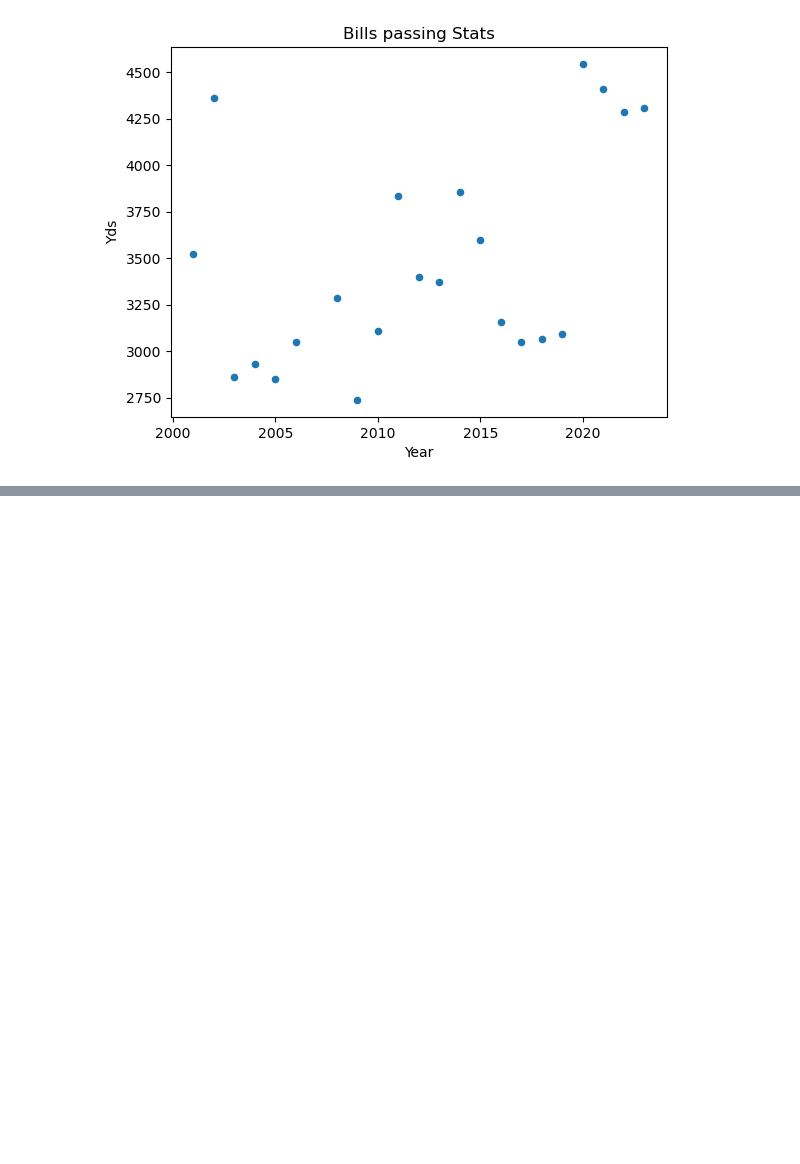
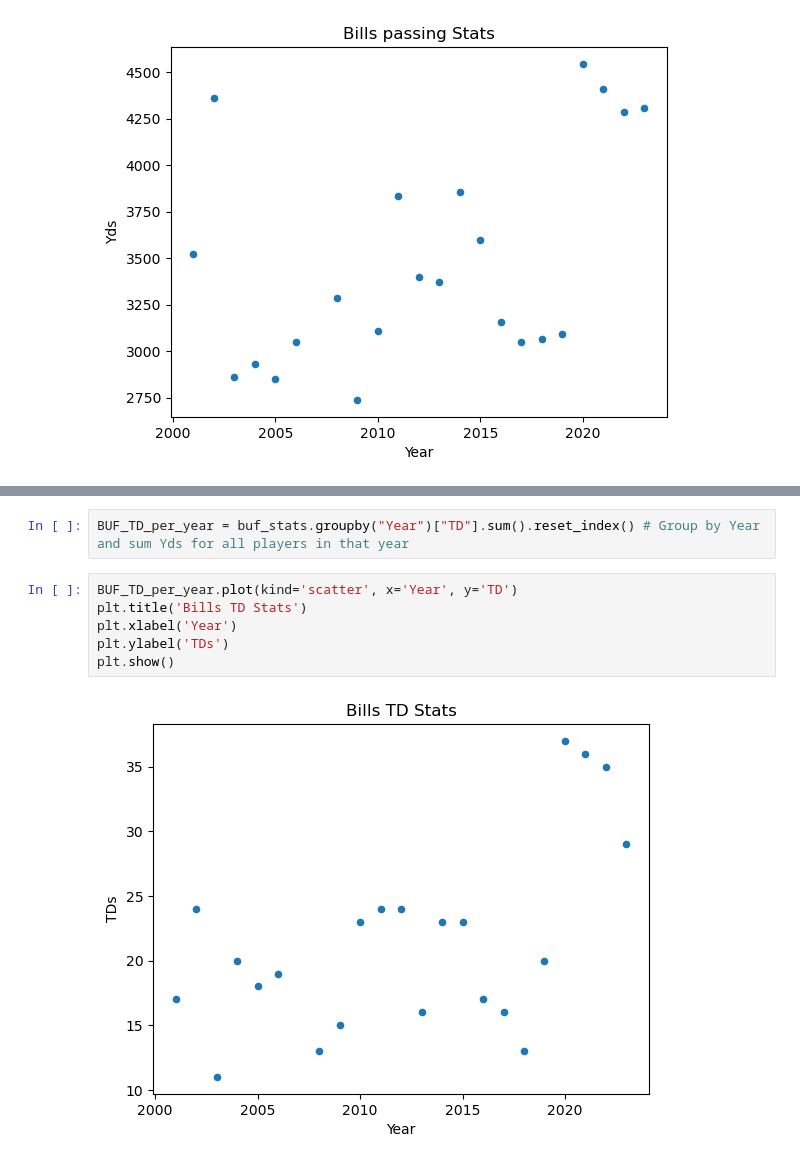
Before and after one commit to samweilert13/cs130-project-Sam, a Jupyter notebook: Analysis2.ipynb, the cells around one changed output, grey strips where cells are left out. Cells and saved outputs as stored; diff of their text form; blank space fills up the shorter version.

```diff
--- a/Analysis2.ipynb
+++ b/Analysis2.ipynb
@@ -446,0 +447,10 @@ plt.show()
+# %%
+BUF_TD_per_year = buf_stats.groupby("Year")["TD"].sum().reset_index() # Group by Year and sum Yds for all players in that year
+# %%
+BUF_TD_per_year.plot(kind='scatter', x='Year', y='TD')
+plt.title('Bills TD Stats')
+plt.xlabel('Year')
+plt.ylabel('TDs')
+plt.show()
+# %% [output]
+[figure, added]
```
Also changed, not shown: parts of 5 cells of this notebook.
